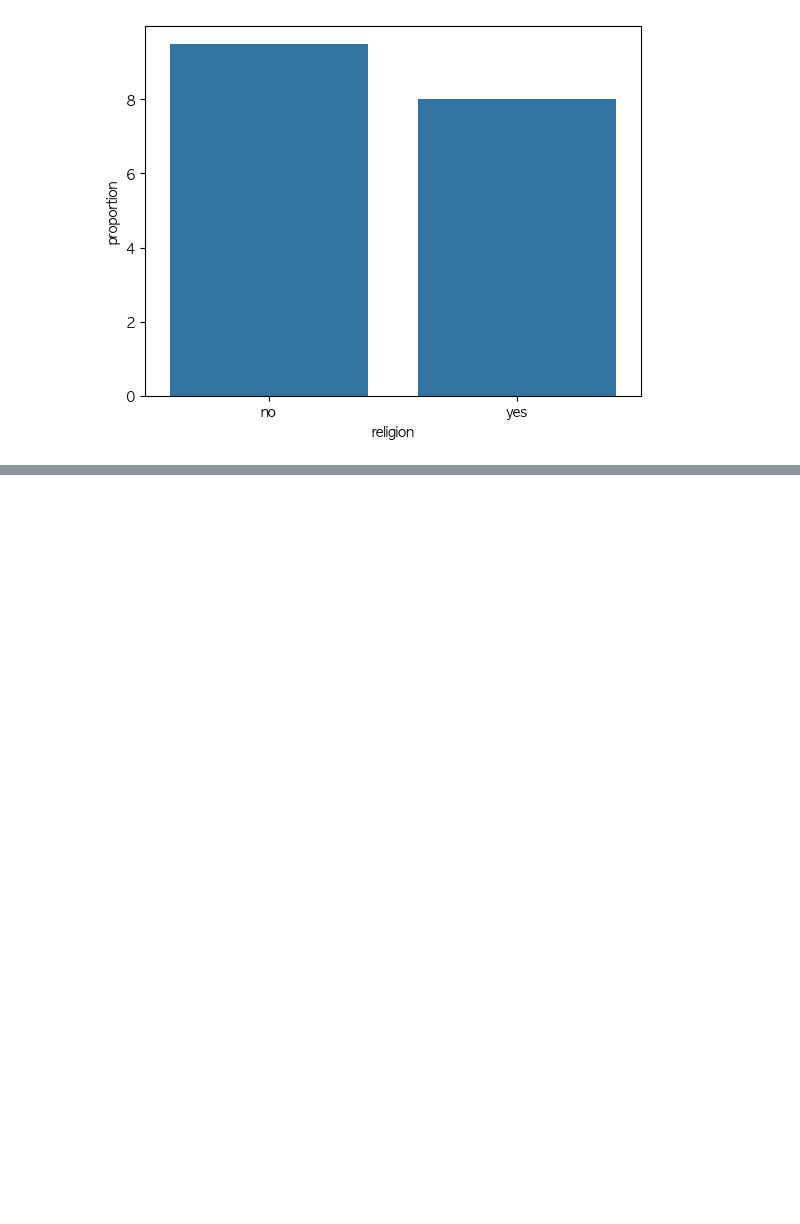
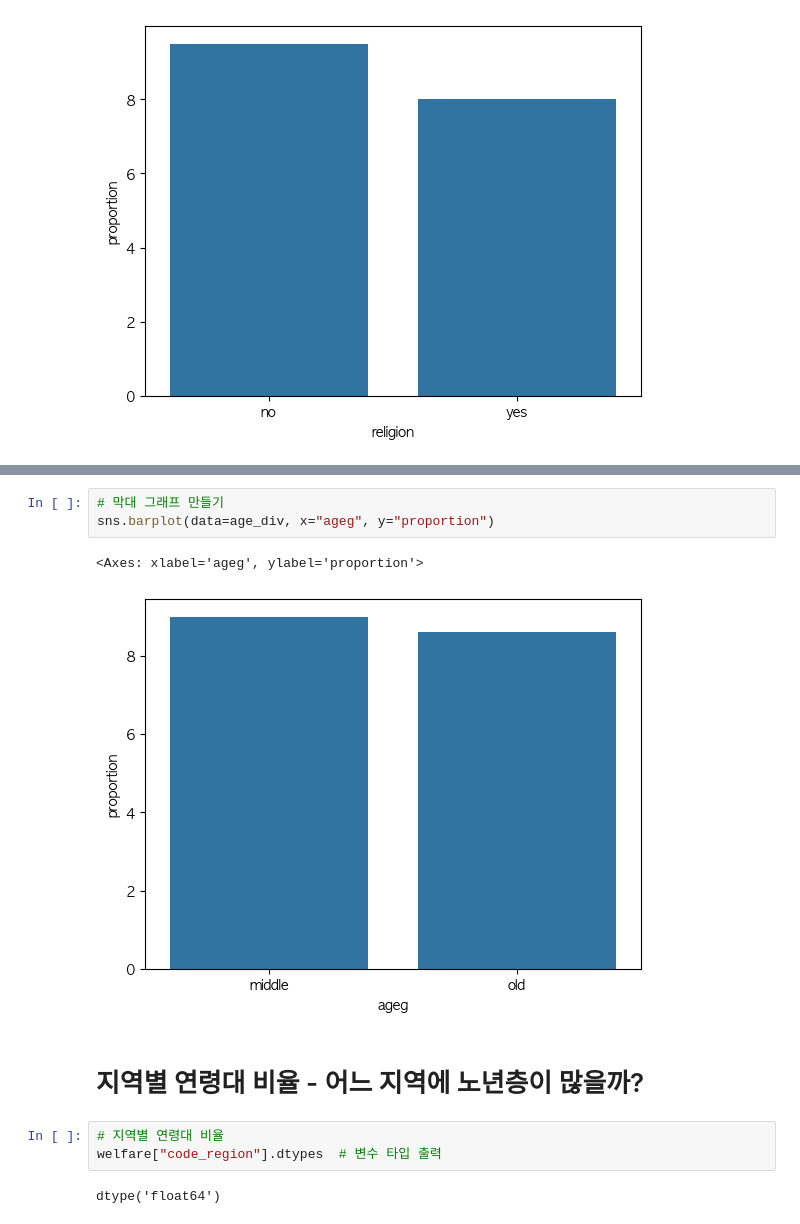
Before and after one commit to online5880/doit_python_da, a Jupyter notebook: chapter_09/korean_life.ipynb, the cells around one changed output, grey strips where cells are left out. Cells and saved outputs as stored; diff of their text form; blank space fills up the shorter version.

Commit message:
한국인의 삶을 파악하라!
- 지역별 연령대 비율 (어느 지역에 노년층이 많을까?)

```diff
--- a/chapter_09/korean_life.ipynb
+++ b/chapter_09/korean_life.ipynb
@@ -546,0 +642,13 @@ sns.barplot(data=rel_div, x="religion", y="proportion")
+# %%
+# 막대 그래프 만들기
+sns.barplot(data=age_div, x="ageg", y="proportion")
+# %% [output]
+<Axes: xlabel='ageg', ylabel='proportion'>
+[figure, added]
+# %% [markdown]
+# 지역별 연령대 비율 - 어느 지역에 노년층이 많을까?
+# %%
+# 지역별 연령대 비율
+welfare["code_region"].dtypes  # 변수 타입 출력
+# %% [output]
+dtype('float64')
```
Also changed, not shown: parts of 7 cells of this notebook, 1 other file.
